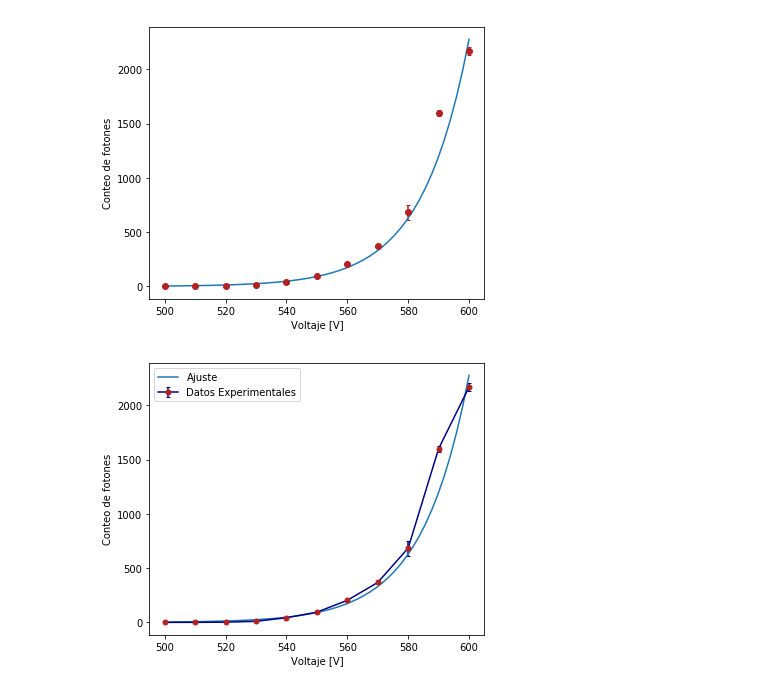
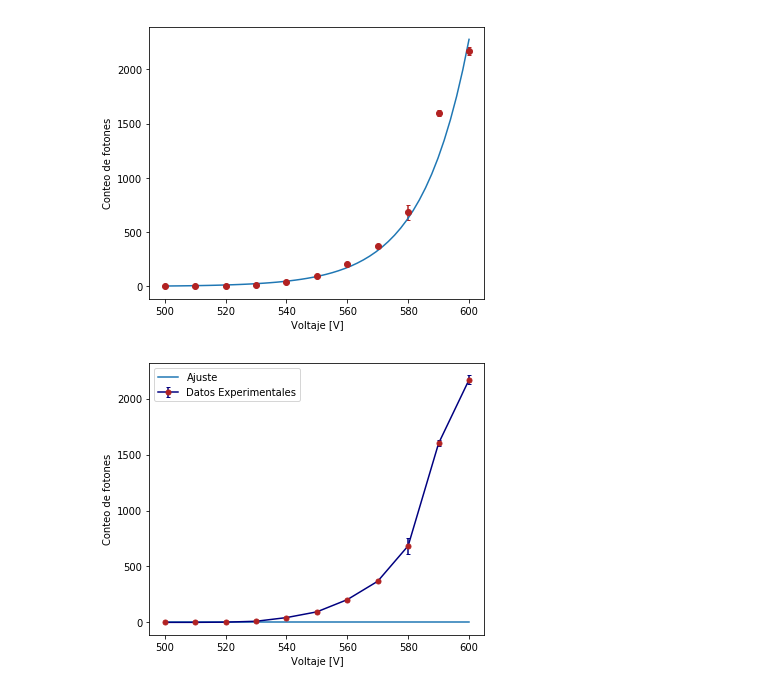
Before and after one commit to jamontanac/Laboratorio-Avanzado, a Jupyter notebook: Double_Slit/Analisis.ipynb, the cells around one changed output. Drawn from its saved outputs; the diff is of its cells as text; code cells hidden in the pictures.

```diff
--- a/Double_Slit/Analisis.ipynb
+++ b/Double_Slit/Analisis.ipynb
@@ -58,12 +58,13 @@ ajuste=[4*10**(-14),0.0643]
 # %%
 plt.figure(figsize=(6,5))
 plt.errorbar(Promedios_datos["V"],Promedios_datos["Conteos Abiertos"],yerr=STD_datos["Conteos Abiertos"],
              color="navy",capsize=2,marker='.',mfc='firebrick',ms=10,mew=1,mec='firebrick',label="Datos Experimentales")
 #plt.errorbar(x_obs,y_obs,yerr=sigma_y_obs,capsize=2,fmt="o",color="firebrick")
-plt.plot(x,model(x,ajuste[0],ajuste[1]),label="Ajuste")
+plt.plot(x,model(x,np.exp(-46),0.091),label="Ajuste")
+#plt.plot(x,model(x,ajuste[0],ajuste[1]),label="Ajuste")
 plt.xlabel("Voltaje [V]")
 plt.ylabel("Conteo de fotones")
 plt.legend()
 plt.show()
 # %% [output]
-[figure, old version]
+[figure, new version]
```
Also changed, not shown: parts of 9 cells of this notebook.
